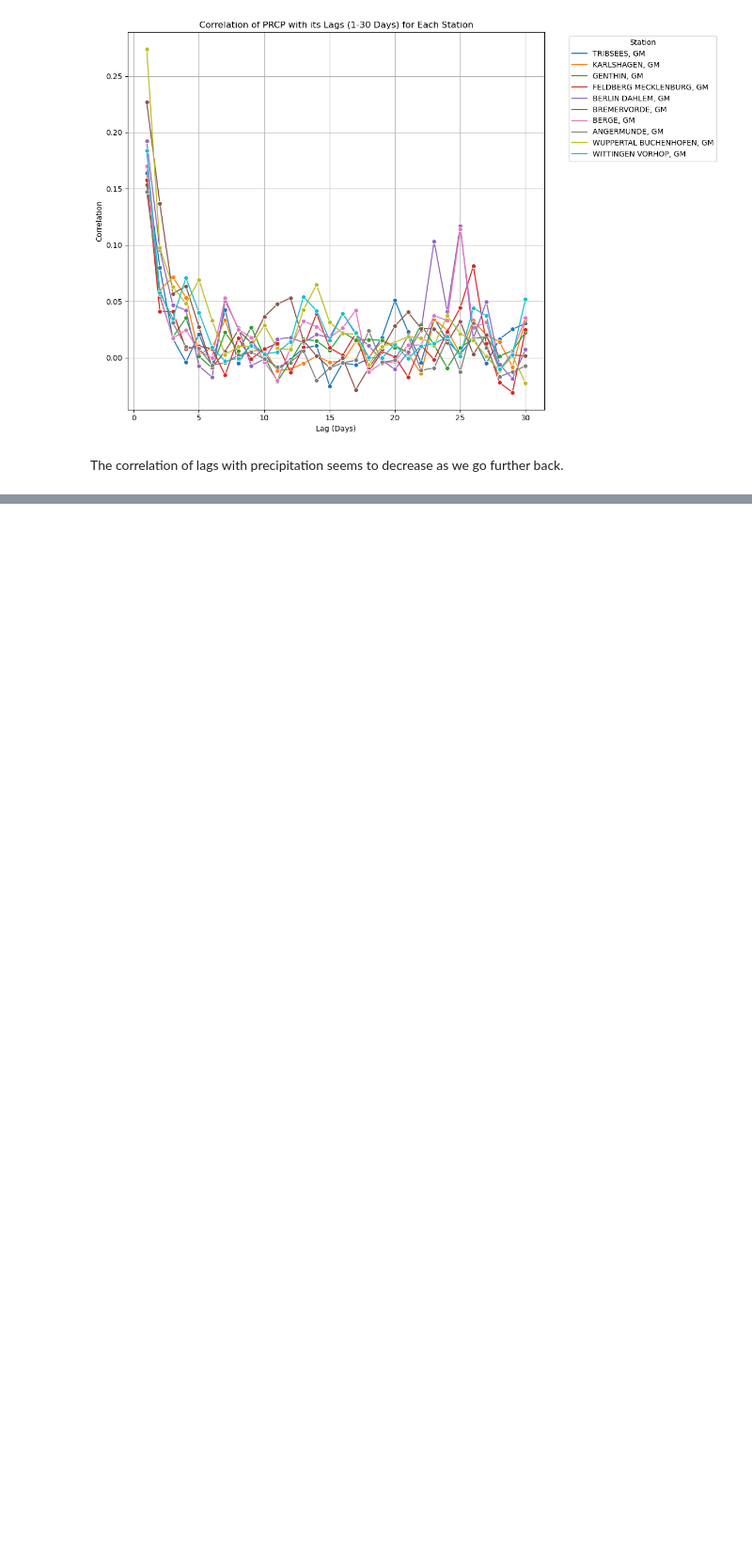
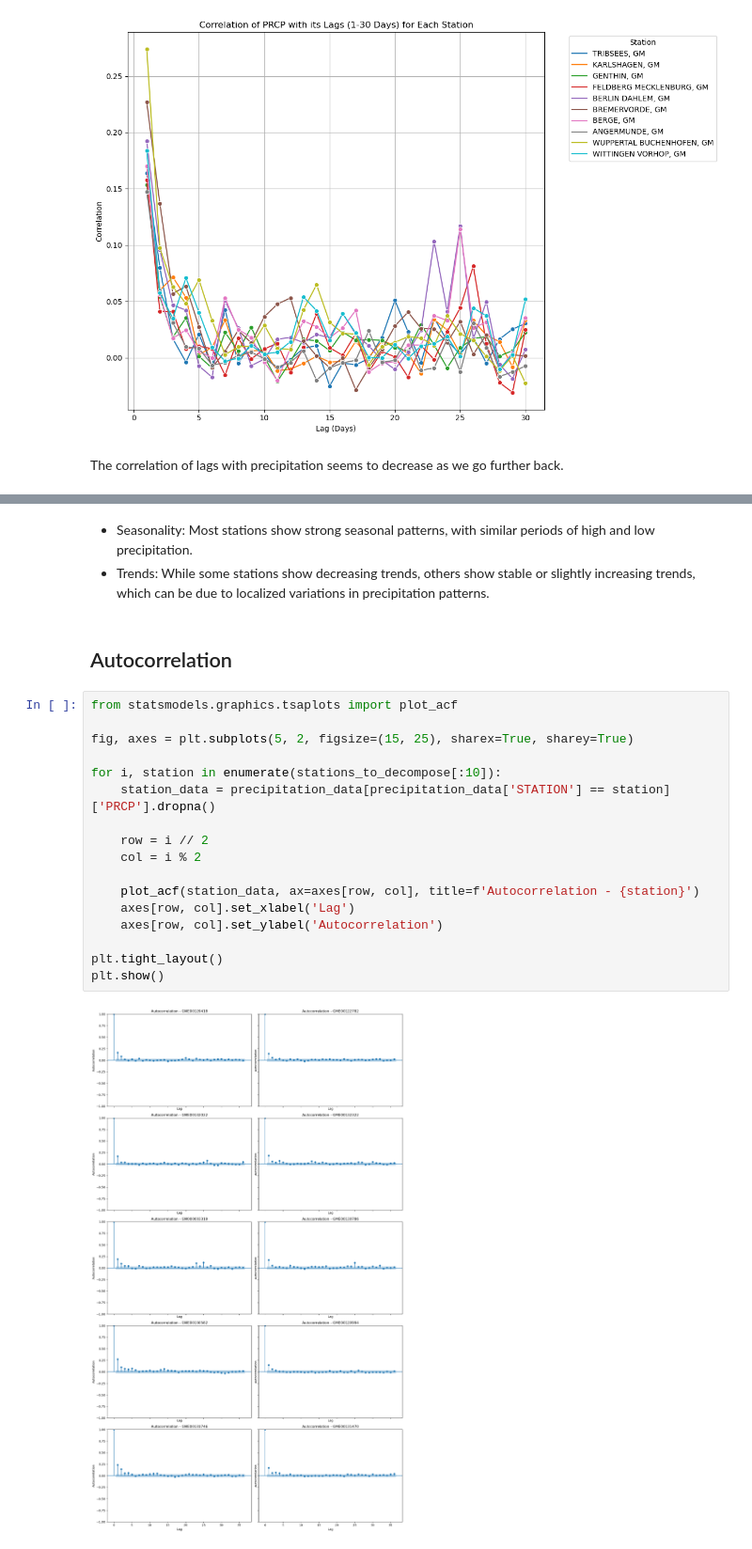
Before and after one commit to ayushprd/predicting-precipitation, a Jupyter notebook: notebooks/ExploringData.ipynb, the cells around one changed output, grey strips where cells are left out. Shown at 94% size. Drawn from its saved outputs; the diff is of its cells as text; blank space fills up the shorter version.

```diff
--- a/notebooks/ExploringData.ipynb
+++ b/notebooks/ExploringData.ipynb
@@ -225,0 +290,24 @@ The correlation of lags with precipitation seems to decrease as we go further ba
+# %% [markdown]
+- Seasonality: Most stations show strong seasonal patterns, with similar periods of high and low precipitation.
+- Trends: While some stations show decreasing trends, others show stable or slightly increasing trends, which can be due to localized variations in precipitation patterns.
+# %% [markdown]
+## Autocorrelation
+# %%
+from statsmodels.graphics.tsaplots import plot_acf
+
+fig, axes = plt.subplots(5, 2, figsize=(15, 25), sharex=True, sharey=True)
+
+for i, station in enumerate(stations_to_decompose[:10]):
+    station_data = precipitation_data[precipitation_data['STATION'] == station]['PRCP'].dropna()
+
+    row = i // 2
+    col = i % 2
+
+    plot_acf(station_data, ax=axes[row, col], title=f'Autocorrelation - {station}')
+    axes[row, col].set_xlabel('Lag')
+    axes[row, col].set_ylabel('Autocorrelation')
+
+plt.tight_layout()
+plt.show()
+# %% [output]
+[figure, added]
```
Also changed, not shown: parts of 10 cells of this notebook.
